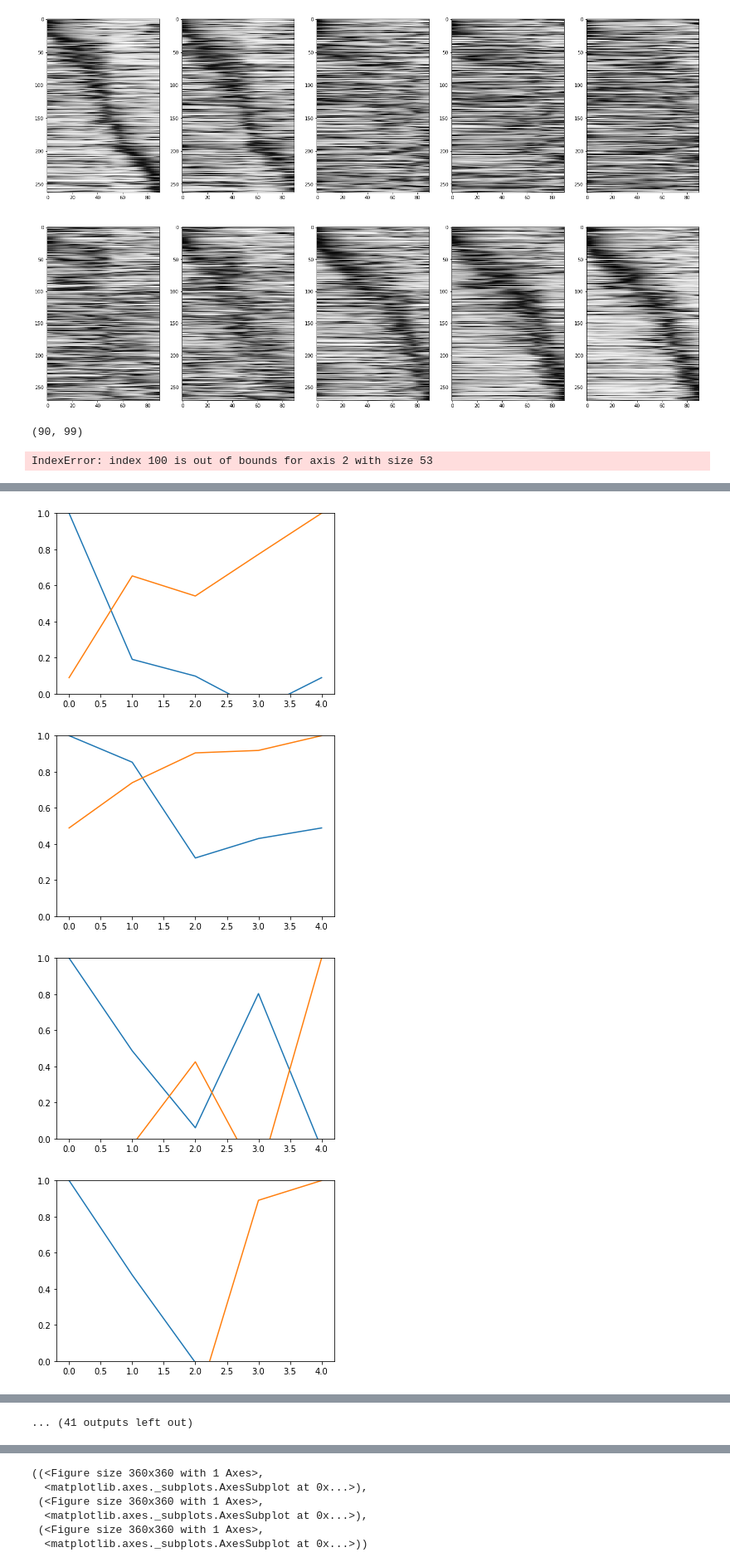
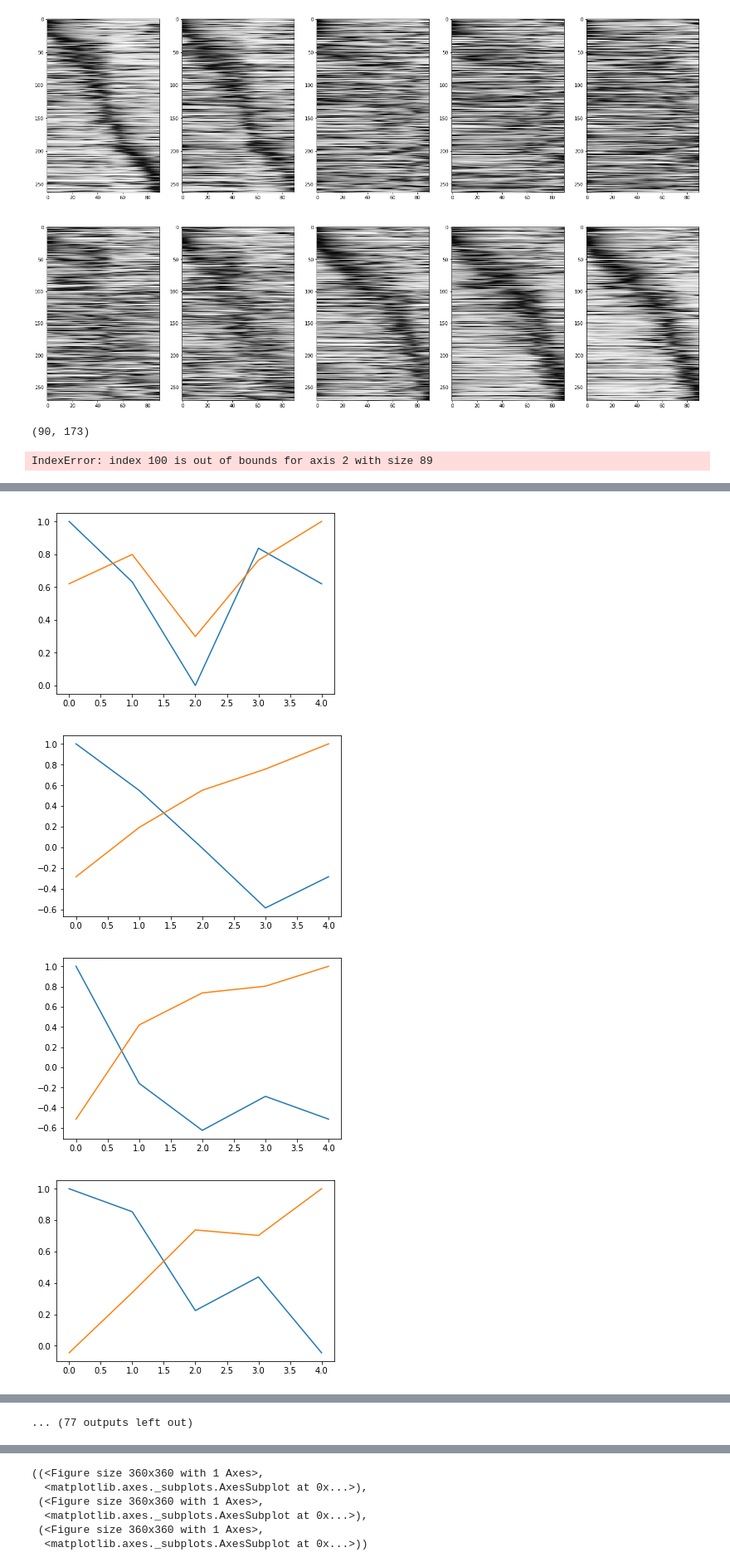
Before and after one commit to GiocomoLab/MightyMorphingPhotonRangers, a Jupyter notebook: PlaceCellAnalyses/PVCorrelation.ipynb, the cells around one changed output, grey strips where cells are left out. Shown at 83% size. Cells and saved outputs as stored; diff of their text form; code cells hidden in the pictures.

```diff
--- a/PlaceCellAnalyses/PVCorrelation.ipynb
+++ b/PlaceCellAnalyses/PVCorrelation.ipynb
@@ -27,10 +27,10 @@ df_mouse = df[df['MouseName'].str.match(mouse)]
 df_mouse = df_mouse[df_mouse['Track'].str.match('TwoTower_noTimeout') | df_mouse['Track'].str.match('TwoTower_Timeout')]
 
 sess = df_mouse.iloc[10]
-VRDat,C,Cd, S, A = pp.load_scan_sess(sess)
+VRDat,C, S, A = pp.load_scan_sess(sess)
 trial_info, tstart_inds, teleport_inds = u.by_trial_info(VRDat)
-S_trial_mat, occ, edges, centers = u.make_pos_bin_trial_matrices(S,VRDat.pos._values,tstart_inds,teleport_inds)
-C_trial_mat, occ, edges, centers = u.make_pos_bin_trial_matrices(C,VRDat.pos._values,tstart_inds,teleport_inds)
+#S_trial_mat, occ, edges, centers = u.make_pos_bin_trial_matrices(S,VRDat.pos._values,tstart_inds,teleport_inds,speed=VRDat.speed._values)
+C_trial_mat, occ, edges, centers = u.make_pos_bin_trial_matrices(C,VRDat.pos._values,tstart_inds,teleport_inds,speed=VRDat.speed._values)
 # %% [output]
 G:\My Drive\2P_Data\TwoTower\4139219.2\23_10_2018\TwoTower_Timeout\TwoTower_Timeout_002_011.mat
 A value is trying to be set on a copy of a slice from a DataFrame.
@@ -109,7 +109,7 @@ FR_dict = {k:np.nanmean(v[:,:,common_pc],axis=0) for k,v in C_dict.items() if k
 # %%
 print(FR_dict[0].shape)
 # %% [output]
-(90, 99)
+(90, 173)
 # %%
 FRCorrs = np.zeros([5,5,remapMask.sum()])
 for i,(k,v) in enumerate(FRrm_dict.items()):
@@ -127,12 +127,12 @@ for i,(k,v) in enumerate(FRrm_dict.items()):
 # %%
 print(FRCorrs[4,:,100])
 # %% [output]
-IndexError: index 100 is out of bounds for axis 2 with size 53
+IndexError: index 100 is out of bounds for axis 2 with size 89
 # %%
 
 for n in range(0,remapMask.sum()):
     f,ax = plt.subplots()
     ax.plot(FRCorrs[0,:,n])
     ax.plot(FRCorrs[-1,:,n])
-    ax.set_ylim([0,1])
+    #ax.set_ylim([0,1])
 # %% [output]
@@ -143,4 +143,4 @@ for n in range(0,remapMask.sum()):
-[figure, old version]
+[figure, new version]
-[figure, old version]
+[figure, new version]
-[figure, old version]
+[figure, new version]
-[figure, old version]
+[figure, new version]
@@ -151,4 +151,4 @@ for n in range(0,remapMask.sum()):
-... (41 outputs left out)
+... (77 outputs left out)
 # %%
 popmu=FRCorrs.mean(axis=-1)
 popsem = sp.stats.sem(FRCorrs,axis=-1)
```
Also changed, not shown: parts of 3 cells of this notebook, 11 other files.
